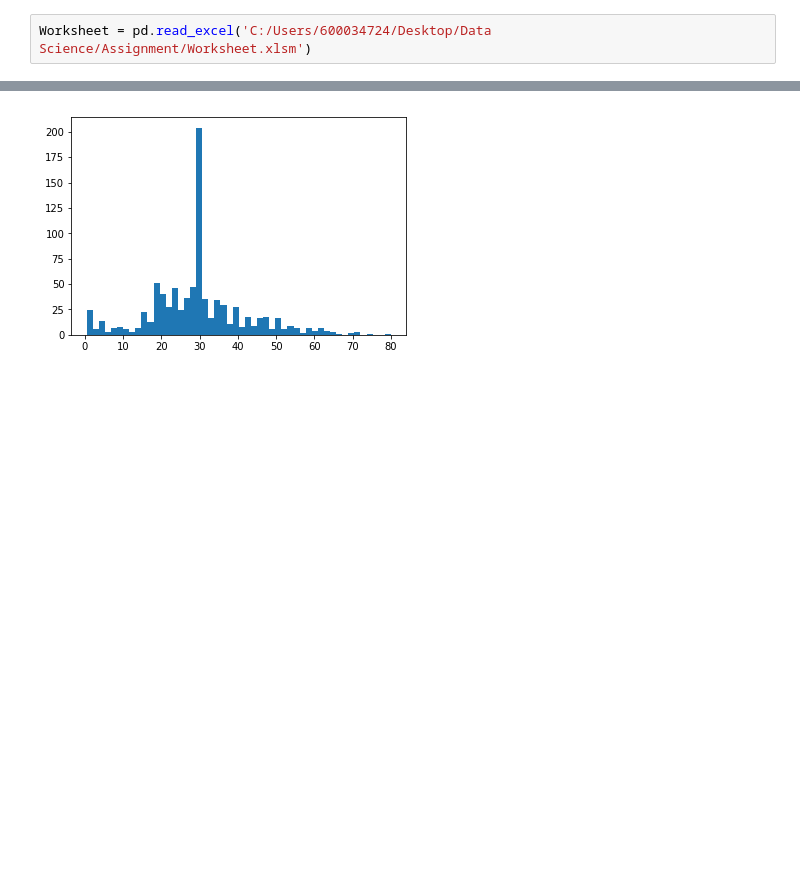
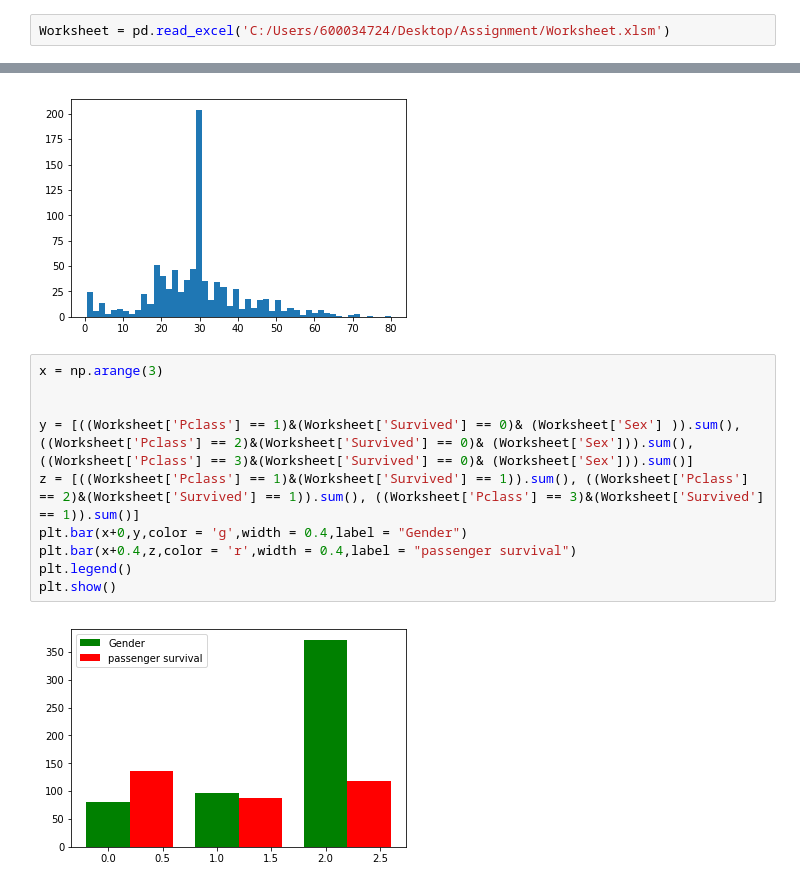
Before and after one commit to amitnayal222/data-science-assignments, a Jupyter notebook: Python_for_data_science_L1_assignment.ipynb, the cells around one changed output, grey strips where cells are left out. Cells and saved outputs as stored; diff of their text form; blank space fills up the shorter version.

```diff
--- a/Python_for_data_science_L1_assignment.ipynb
+++ b/Python_for_data_science_L1_assignment.ipynb
@@ -4,7 +4,7 @@ import numpy as np
 import matplotlib.pyplot as plt
 %matplotlib inline
 # %%
-Worksheet = pd.read_excel('C:/Users/600034724/Desktop/Data Science/Assignment/Worksheet.xlsm')
+Worksheet = pd.read_excel('C:/Users/600034724/Desktop/Assignment/Worksheet.xlsm')
 # %%
 Worksheet.head(5)
 # %% [output]
@@ -119,3 +119,15 @@ plt.hist(y, bins= 50)
         78.4084, 80.    ]),
  <a list of 50 Patch objects>)
 [figure]
+# %%
+x = np.arange(3)
+
+
+y = [((Worksheet['Pclass'] == 1)&(Worksheet['Survived'] == 0)& (Worksheet['Sex'] )).sum(), ((Worksheet['Pclass'] == 2)&(Worksheet['Survived'] == 0)& (Worksheet['Sex'])).sum(), ((Worksheet['Pclass'] == 3)&(Worksheet['Survived'] == 0)& (Worksheet['Sex'])).sum()]
+z = [((Worksheet['Pclass'] == 1)&(Worksheet['Survived'] == 1)).sum(), ((Worksheet['Pclass'] == 2)&(Worksheet['Survived'] == 1)).sum(), ((Worksheet['Pclass'] == 3)&(Worksheet['Survived'] == 1)).sum()]
+plt.bar(x+0,y,color = 'g',width = 0.4,label = "Gender")
+plt.bar(x+0.4,z,color = 'r',width = 0.4,label = "passenger survival")
+plt.legend()
+plt.show()
+# %% [output]
+[figure, added]
```
Also changed, not shown: parts of 1 cell of this notebook.
